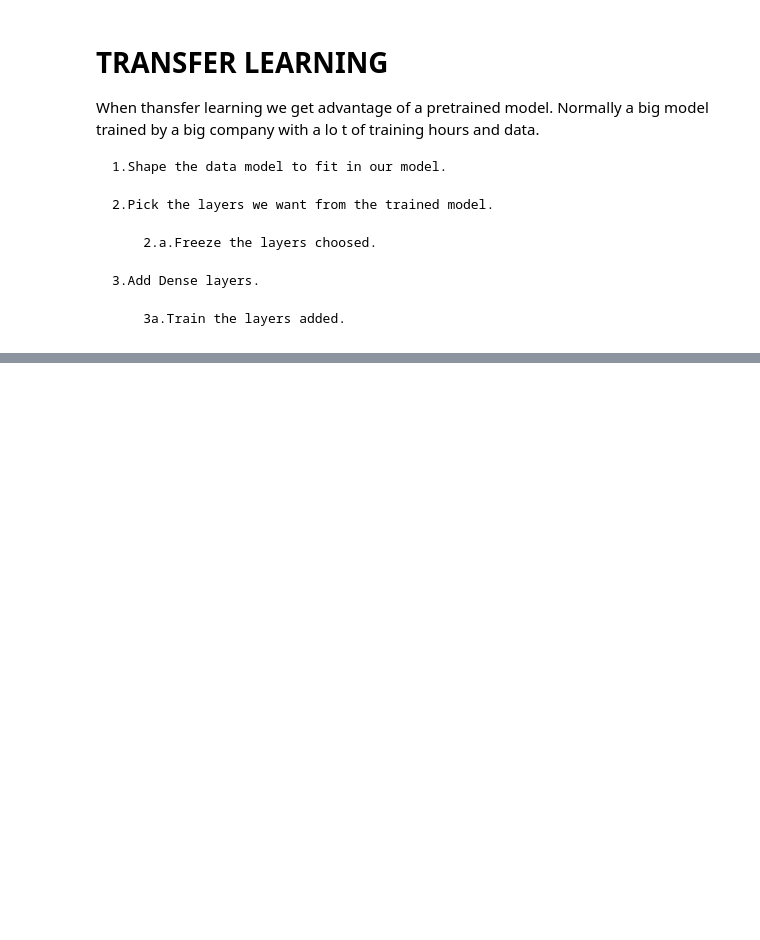
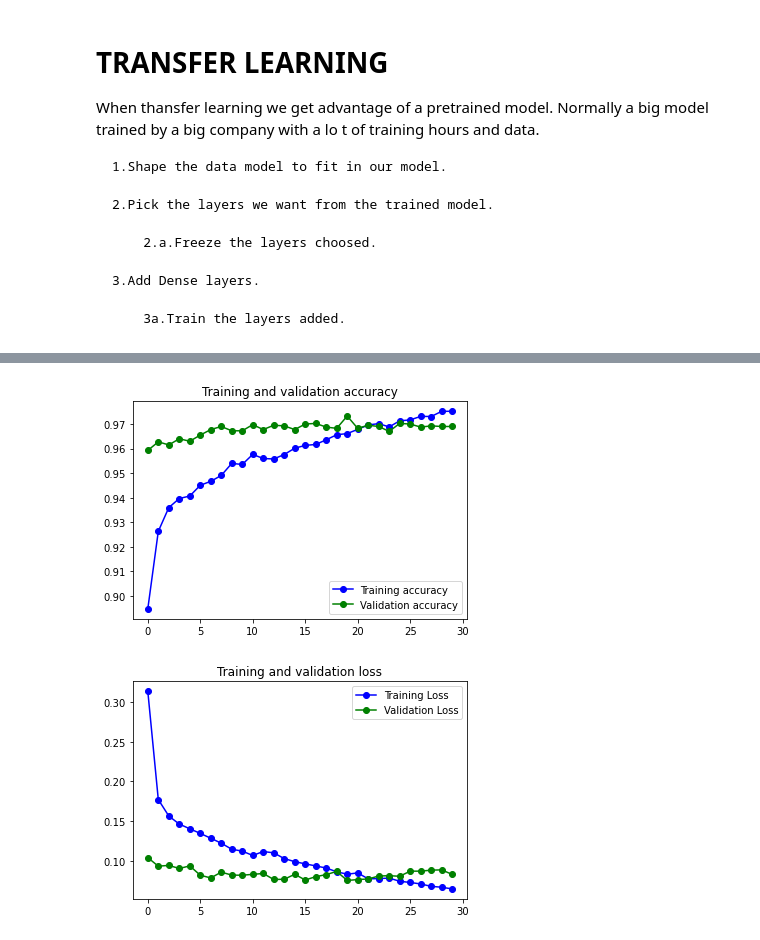
Before and after one commit to peremartra/TensorFlowCertification, a Jupyter notebook: IMAGERecog.ipynb, the cells around one changed output, grey strips where cells are left out. Cells and saved outputs as stored; diff of their text form; code cells hidden in the pictures; blank space fills up the shorter version.

Commit message:
Update IMAGERecog.ipynb
With Tranfer learnig using InceptionV3

```diff
--- a/IMAGERecog.ipynb
+++ b/IMAGERecog.ipynb
@@ -656,0 +734,18 @@ When thansfer learning we get advantage of a pretrained model. Normally a big mo
+# %%
+#select the last layer we want from the pretrained model
+last_layer = inception_pre_trained.get_layer('mixed7')
+last_output = last_layer.output
+# %%
+#Flatten the output layer to 1 dimension
+flayers = tf.keras.layers.Flatten()(last_output)
+
+#add a fullly connected layer woth 512 neurons the samen that with the others models.
+flayers = tf.keras.layers.Dense(512, activation='relu')(flayers)
+
+#add a final sigmoid layer for binary classification
+flayers = tf.keras.layers.Dense(1, activation='sigmoid')(flayers)
+
+#append the final layers to the pretrained layer and create a new model
+modelf = Model(inception_pre_trained.input, flayers)
+
+modelf.summary()
@@ -656,0 +770,13 @@ When thansfer learning we get advantage of a pretrained model. Normally a big mo
+# %%
+modelf.compile(loss="binary_crossentropy",
+              optimizer='Adam',
+              metrics=['accuracy'])
+# %%
+#Training the model2
+historyF = modelf.fit(
+     train_data,
+     validation_data = val_data,
+     epochs=gEpochs,
+     steps_per_epoch=len(train_data),
+     validation_steps=len(val_data),
+     verbose=1)
@@ -656,0 +804,5 @@ When thansfer learning we get advantage of a pretrained model. Normally a big mo
+# %%
+plot_loss_acc(historyF)
+# %% [output]
+[figure, added]
+[figure, added]
```
Also changed, not shown: parts of 9 cells of this notebook.
